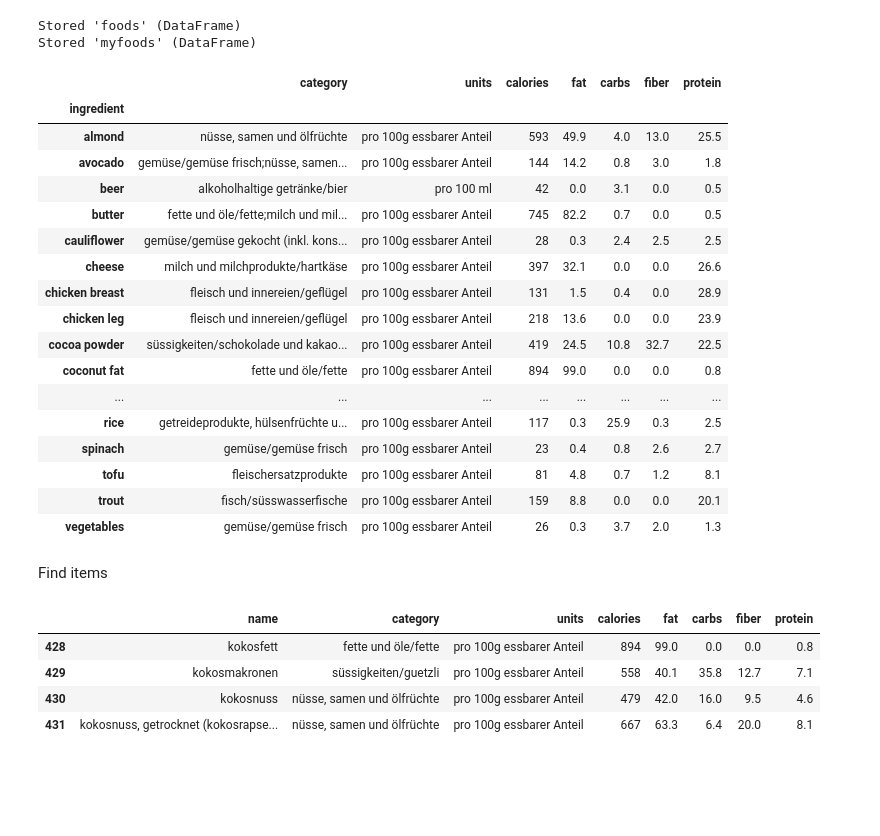
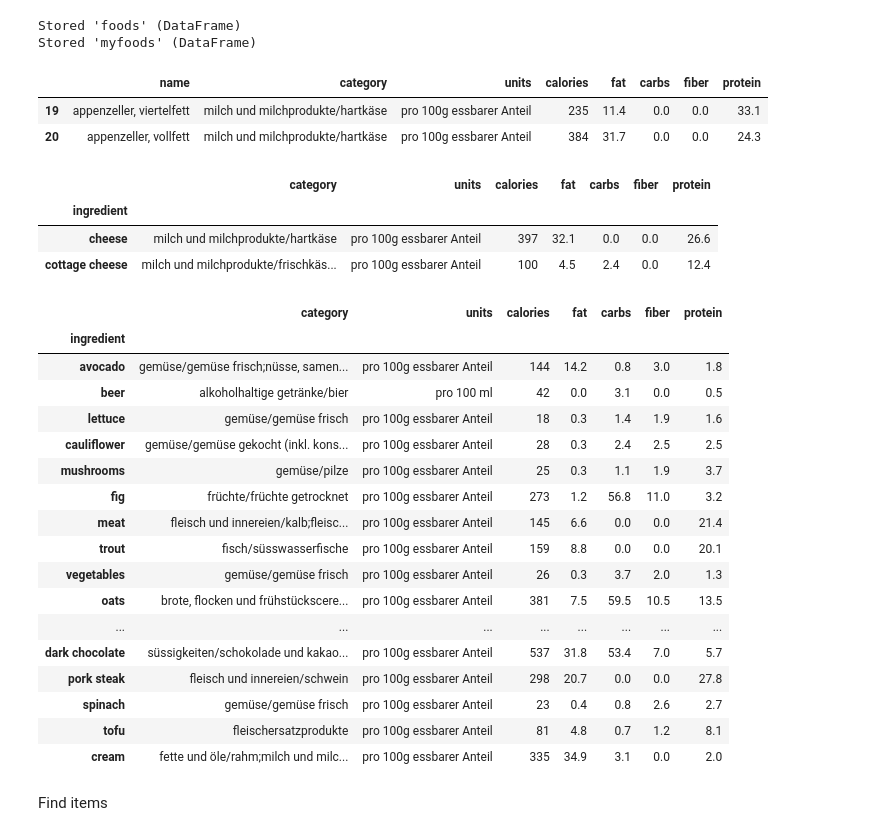
Before and after one commit to fabiangunzinger/learning, a Jupyter notebook: projects/food-data/make_data.ipynb, the cells around one changed output. Drawn from its saved outputs; the diff is of its cells as text; code cells hidden in the pictures; blank space fills up the shorter version.

```diff
--- a/projects/food-data/make_data.ipynb
+++ b/projects/food-data/make_data.ipynb
@@ -67,8 +67,12 @@ def str_to_lower(df, columns):
     return df
 
 
-def find_item(data, item):
+def find_foods_item(data, item):
     return data[data.name.str.contains(item)]
+
+def find_myfoods_item(data, item):
+    return data.loc[data.index.str.contains(item)]
+
 
 
 def make_myfoods(data, foods):
@@ -92,8 +96,10 @@ my_foods = {
     'gemüse (durchschnitt), roh': 'vegetables',
     'hart- und halbhartkäse, vollfett (durchschnitt)': 'cheese',
     'haferflocken': 'oats',
+    'halbrahm, pasteurisiert': 'half-and-half cream',
     'halbentrahmte milch 1.5% fett, uht': 'milk',
     'hühnerei, ganz, festgekocht': 'eggs',
+    'hüttenkäse, nature': 'cottage cheese',
     'joghurt, mokka': 'mocca yoghurt',
     'joghurt, nature': 'nature yoghurt',
     'kakaopulver': 'cocoa powder',
@@ -101,6 +107,7 @@ my_foods = {
     'kochbutter': 'butter',
     'kokosfett': 'coconut fat',
     'kokosnuss, getrocknet (kokosrapseln, kokosflocken)': 'coconut flakes',
+    'leinöl, kaltgepresst': 'flaxseed oil',
     'mandel': 'almond',
     'olivenöl': 'olive oil',
     'peperoni, rot, roh': 'red pepper',
@@ -117,40 +124,46 @@ my_foods = {
 
 
 foods = read('Schweizer-Nährwertdatenbank-V6.1.xlsx')
+# foods = foods.set_index('name')
 myfoods = make_myfoods(foods, my_foods).set_index('ingredient')
 
 %store foods myfoods
 # %% [output]
 Stored 'foods' (DataFrame)
 Stored 'myfoods' (DataFrame)
+# %%
+find_foods_item(foods, 'appen')
+# %% [output]
+|  | name | category | units | calories | fat | carbs | fiber | protein |
+| 19 | appenzeller, viertelfett | milch und milchprodukte/hartkäse | pro 100g essbarer Anteil | 235 | 11.4 | 0.0 | 0.0 | 33.1 |
+| 20 | appenzeller, vollfett | milch und milchprodukte/hartkäse | pro 100g essbarer Anteil | 384 | 31.7 | 0.0 | 0.0 | 24.3 |
+# %%
+find_myfoods_item(myfoods, 'chee')
+# %% [output]
+|  | category | units | calories | fat | carbs | fiber | protein |
+| ingredient |  |  |  |  |  |  |  |
+| cheese | milch und milchprodukte/hartkäse | pro 100g essbarer Anteil | 397 | 32.1 | 0.0 | 0.0 | 26.6 |
+| cottage cheese | milch und milchprodukte/frischkäs... | pro 100g essbarer Anteil | 100 | 4.5 | 2.4 | 0.0 | 12.4 |
 # %%
-myfoods.sort_index()
+myfoods
 # %% [output]
 |  | category | units | calories | fat | carbs | fiber | protein |
 | ingredient |  |  |  |  |  |  |  |
-| almond | nüsse, samen und ölfrüchte | pro 100g essbarer Anteil | 593 | 49.9 | 4.0 | 13.0 | 25.5 |
 | avocado | gemüse/gemüse frisch;nüsse, samen... | pro 100g essbarer Anteil | 144 | 14.2 | 0.8 | 3.0 | 1.8 |
 | beer | alkoholhaltige getränke/bier | pro 100 ml | 42 | 0.0 | 3.1 | 0.0 | 0.5 |
-| butter | fette und öle/fette;milch und mil... | pro 100g essbarer Anteil | 745 | 82.2 | 0.7 | 0.0 | 0.5 |
+| lettuce | gemüse/gemüse frisch | pro 100g essbarer Anteil | 18 | 0.3 | 1.4 | 1.9 | 1.6 |
 | cauliflower | gemüse/gemüse gekocht (inkl. kons... | pro 100g essbarer Anteil | 28 | 0.3 | 2.4 | 2.5 | 2.5 |
-| cheese | milch und milchprodukte/hartkäse | pro 100g essbarer Anteil | 397 | 32.1 | 0.0 | 0.0 | 26.6 |
-| chicken breast | fleisch und innereien/geflügel | pro 100g essbarer Anteil | 131 | 1.5 | 0.4 | 0.0 | 28.9 |
-| chicken leg | fleisch und innereien/geflügel | pro 100g essbarer Anteil | 218 | 13.6 | 0.0 | 0.0 | 23.9 |
-| cocoa powder | süssigkeiten/schokolade und kakao... | pro 100g essbarer Anteil | 419 | 24.5 | 10.8 | 32.7 | 22.5 |
-| coconut fat | fette und öle/fette | pro 100g essbarer Anteil | 894 | 99.0 | 0.0 | 0.0 | 0.8 |
+| mushrooms | gemüse/pilze | pro 100g essbarer Anteil | 25 | 0.3 | 1.1 | 1.9 | 3.7 |
+| fig | früchte/früchte getrocknet | pro 100g essbarer Anteil | 273 | 1.2 | 56.8 | 11.0 | 3.2 |
+| meat | fleisch und innereien/kalb;fleisc... | pro 100g essbarer Anteil | 145 | 6.6 | 0.0 | 0.0 | 21.4 |
+| trout | fisch/süsswasserfische | pro 100g essbarer Anteil | 159 | 8.8 | 0.0 | 0.0 | 20.1 |
+| vegetables | gemüse/gemüse frisch | pro 100g essbarer Anteil | 26 | 0.3 | 3.7 | 2.0 | 1.3 |
+| oats | brote, flocken und frühstückscere... | pro 100g essbarer Anteil | 381 | 7.5 | 59.5 | 10.5 | 13.5 |
 | ... | ... | ... | ... | ... | ... | ... | ... |
-| rice | getreideprodukte, hülsenfrüchte u... | pro 100g essbarer Anteil | 117 | 0.3 | 25.9 | 0.3 | 2.5 |
+| dark chocolate | süssigkeiten/schokolade und kakao... | pro 100g essbarer Anteil | 537 | 31.8 | 53.4 | 7.0 | 5.7 |
+| pork steak | fleisch und innereien/schwein | pro 100g essbarer Anteil | 298 | 20.7 | 0.0 | 0.0 | 27.8 |
 | spinach | gemüse/gemüse frisch | pro 100g essbarer Anteil | 23 | 0.4 | 0.8 | 2.6 | 2.7 |
 | tofu | fleischersatzprodukte | pro 100g essbarer Anteil | 81 | 4.8 | 0.7 | 1.2 | 8.1 |
-| trout | fisch/süsswasserfische | pro 100g essbarer Anteil | 159 | 8.8 | 0.0 | 0.0 | 20.1 |
-| vegetables | gemüse/gemüse frisch | pro 100g essbarer Anteil | 26 | 0.3 | 3.7 | 2.0 | 1.3 |
+| cream | fette und öle/rahm;milch und milc... | pro 100g essbarer Anteil | 335 | 34.9 | 3.1 | 0.0 | 2.0 |
 # %% [markdown]
 Find items
-# %%
-find_item(foods, 'kokos')
-# %% [output]
-|  | name | category | units | calories | fat | carbs | fiber | protein |
-| 428 | kokosfett | fette und öle/fette | pro 100g essbarer Anteil | 894 | 99.0 | 0.0 | 0.0 | 0.8 |
-| 429 | kokosmakronen | süssigkeiten/guetzli | pro 100g essbarer Anteil | 558 | 40.1 | 35.8 | 12.7 | 7.1 |
-| 430 | kokosnuss | nüsse, samen und ölfrüchte | pro 100g essbarer Anteil | 479 | 42.0 | 16.0 | 9.5 | 4.6 |
-| 431 | kokosnuss, getrocknet (kokosrapse... | nüsse, samen und ölfrüchte | pro 100g essbarer Anteil | 667 | 63.3 | 6.4 | 20.0 | 8.1 |
```
Also changed, not shown: 1 other file.
